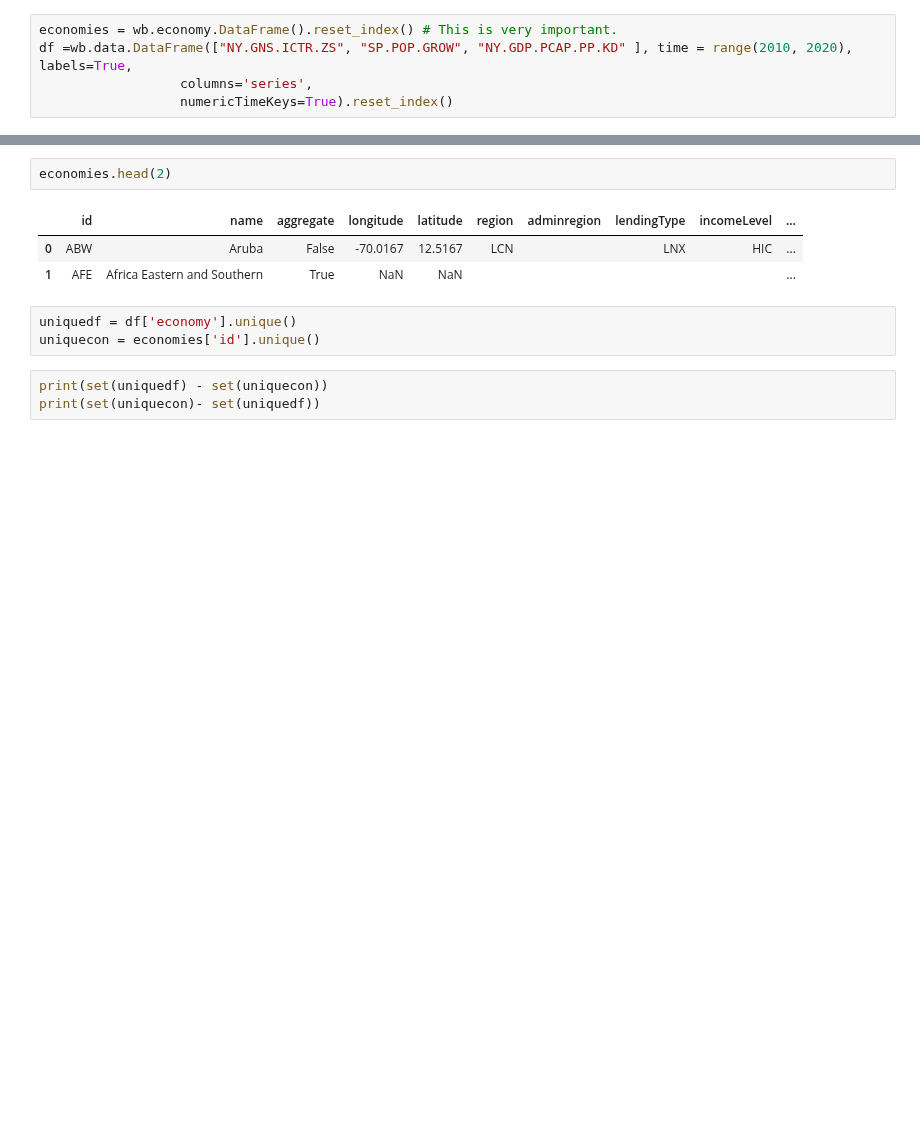
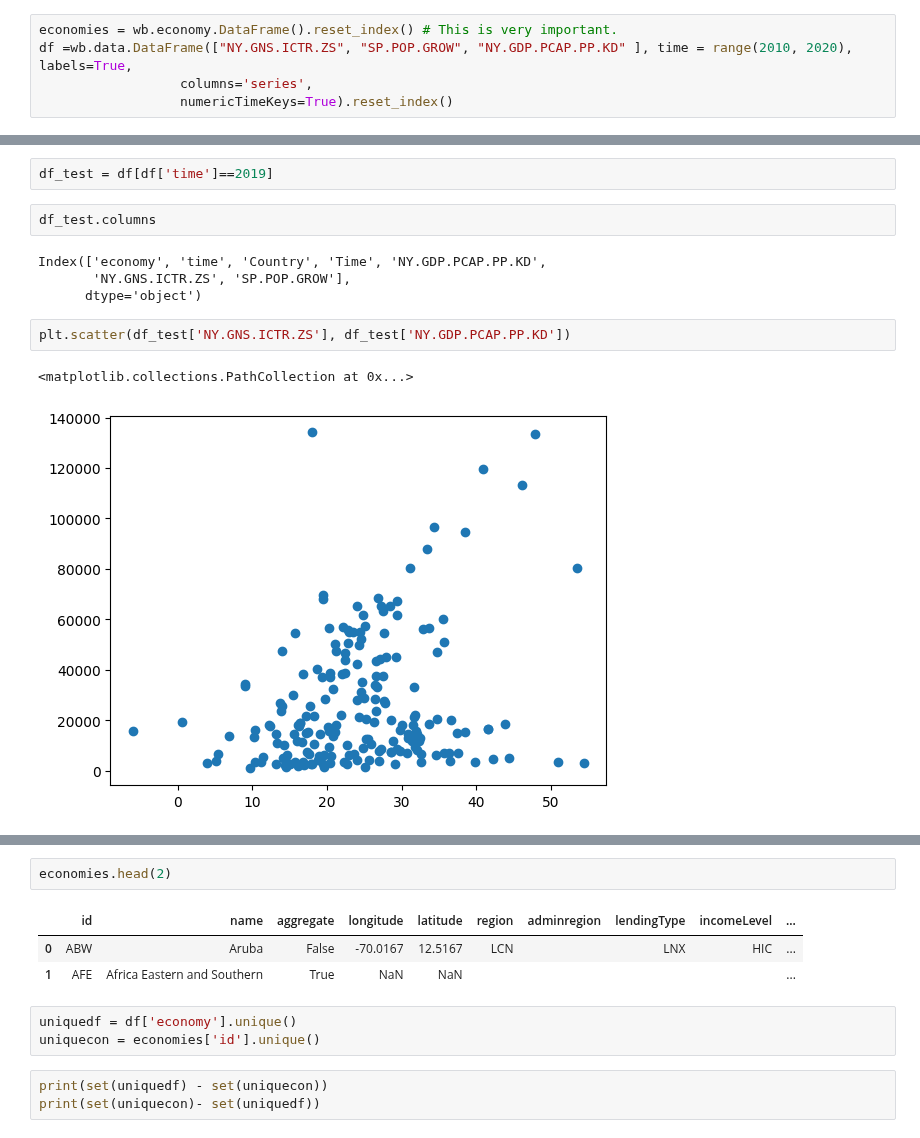
Before and after one commit to it-ces/PUBLIC-AI, a Jupyter notebook: short-labs-pandas/solow_data(ai_page).ipynb, the cells around one changed output, grey strips where cells are left out. Cells and saved outputs as stored; diff of their text form; blank space fills up the shorter version.

```diff
--- a/short-labs-pandas/solow_data(ai_page).ipynb
+++ b/short-labs-pandas/solow_data(ai_page).ipynb
@@ -32,0 +46,13 @@ df.head(2)
+# %%
+df_test = df[df['time']==2019]
+# %%
+df_test.columns
+# %% [output]
+Index(['economy', 'time', 'Country', 'Time', 'NY.GDP.PCAP.PP.KD',
+       'NY.GNS.ICTR.ZS', 'SP.POP.GROW'],
+      dtype='object')
+# %%
+plt.scatter(df_test['NY.GNS.ICTR.ZS'], df_test['NY.GDP.PCAP.PP.KD'])
+# %% [output]
+<matplotlib.collections.PathCollection at 0x...>
+[figure, added]
```
Also changed, not shown: parts of 10 cells of this notebook.
